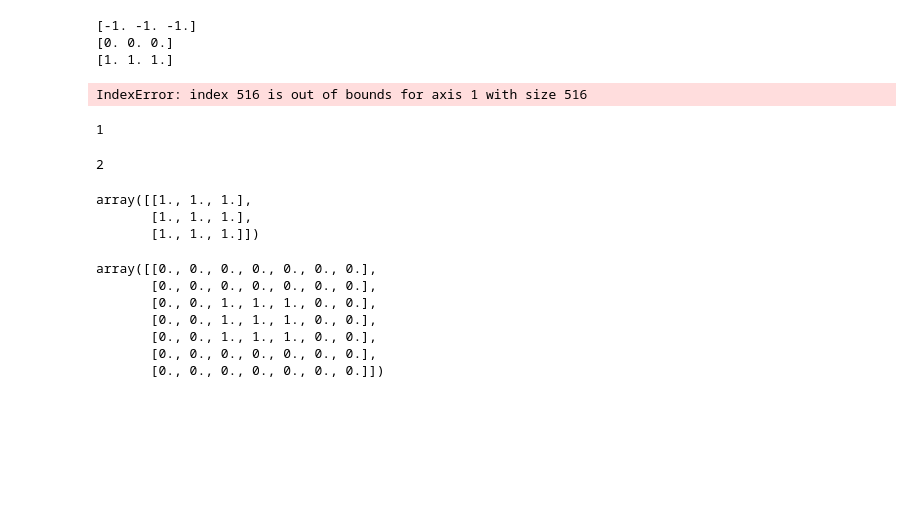
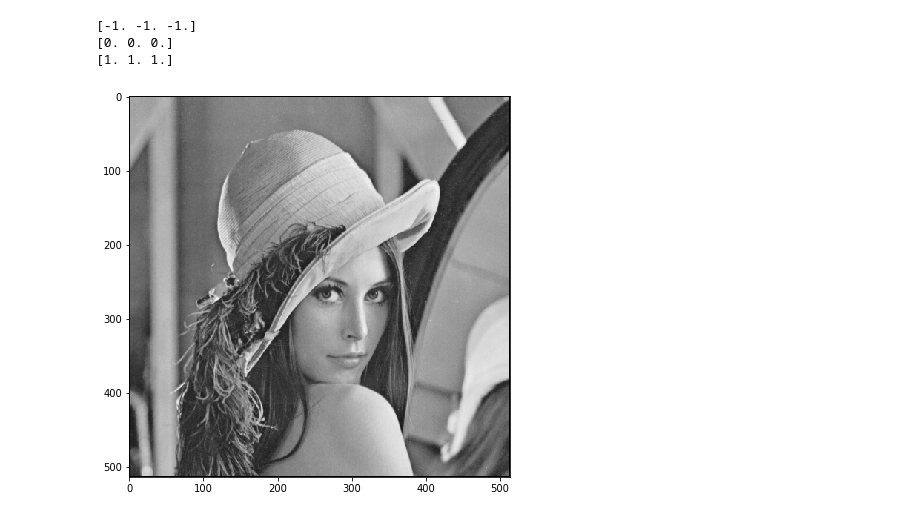
Before and after one commit to siddharthchd/Image-Filters, a Jupyter notebook: gaussianFilter.ipynb, the cells around one changed output. Drawn from its saved outputs; the diff is of its cells as text; code cells hidden in the pictures; blank space fills up the shorter version.

Commit message:
filters

```diff
--- a/gaussianFilter.ipynb
+++ b/gaussianFilter.ipynb
@@ -145,40 +145,32 @@ import matplotlib.pyplot as plt
 from skimage import io
 from skimage.color import rgb2gray
 from scipy import signal
 import math
 
 def boxFilter(n):
     img_path = 'lena.png'
     img = io.imread(img_path)
     img = rgb2gray(img)
 
     img = np.pad(img, pad_width = int(n/2), mode='constant', constant_values = 0)
     img_out = img.copy()
 
     height = img.shape[0]
     width = img.shape[1]
 
     for i in np.arange(0, height):
         for j in np.arange(0, width):
             sum = 0
             for k in np.arange(-(int(n/2)), int(n/2)):
                 for l in np.arange(-(int(n/2)), int(n/2)):
                     a = img.item(i+k, j+l)
                     sum = sum + a
             b = int(sum / (n * n))
             img_out.itemset((i,j), b)
 
     fig1 = plt.figure(figsize = (7,7))
     plt.imshow(img, cmap='gray')
 
-boxFilter(5)
+boxFilter(3)
 # %% [output]
-IndexError: index 516 is out of bounds for axis 1 with size 516
+[figure, added]
-# %%
-int(3/2)
-# %% [output]
-1
-# %%
-int(5/2)
-# %% [output]
-2
@@ -187,18 +176,0 @@ x = np.ones((3,3))
-# %%
-x
-# %% [output]
-array([[1., 1., 1.],
-       [1., 1., 1.],
-       [1., 1., 1.]])
-# %%
-n = 5
-newx = np.pad(x, pad_width = int(n/2), mode = 'constant', constant_values = 0)
-newx
-# %% [output]
-array([[0., 0., 0., 0., 0., 0., 0.],
-       [0., 0., 0., 0., 0., 0., 0.],
-       [0., 0., 1., 1., 1., 0., 0.],
-       [0., 0., 1., 1., 1., 0., 0.],
-       [0., 0., 1., 1., 1., 0., 0.],
-       [0., 0., 0., 0., 0., 0., 0.],
-       [0., 0., 0., 0., 0., 0., 0.]])
```
Also changed, not shown: parts of 1 cell of this notebook, 1 other file.
